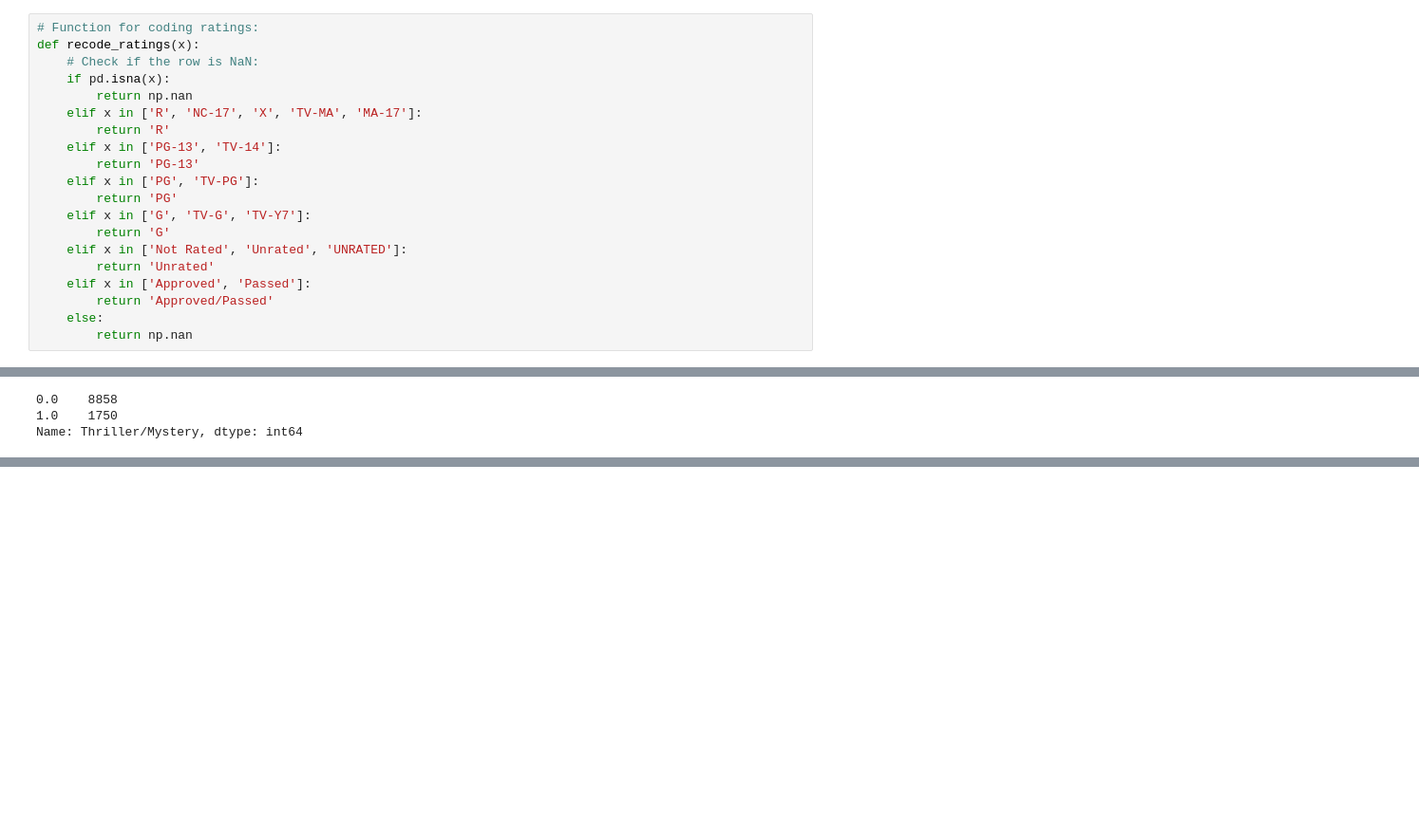
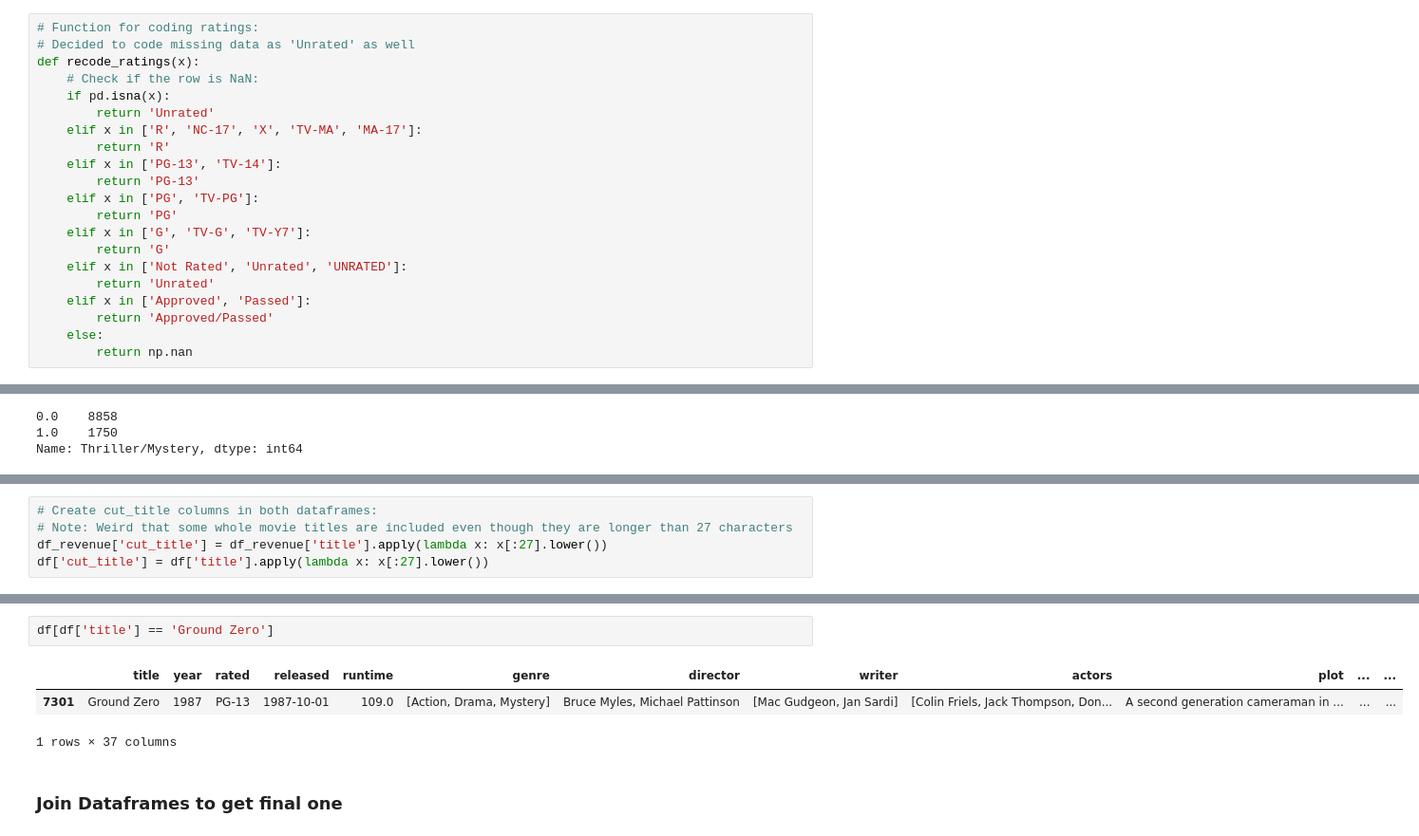
Before and after one commit to rolex-price-estimator/Gross-Movie-Revenues, a Jupyter notebook: src/model/Movie Revenue Project - Data Cleaning and Modeling 12-05-22.ipynb, the cells around one changed output, grey strips where cells are left out. Shown at 95% size. Cells and saved outputs as stored; diff of their text form; blank space fills up the shorter version.

```diff
--- a/src/model/Movie Revenue Project - Data Cleaning and Modeling 12-05-22.ipynb
+++ b/src/model/Movie Revenue Project - Data Cleaning and Modeling 12-05-22.ipynb
@@ -440,10 +441,11 @@ df['country_coded'] = pd.DataFrame(countries)
 ### Create ratings column that will then be dummy coded:
 # %%
 # Function for coding ratings:
+# Decided to code missing data as 'Unrated' as well
 def recode_ratings(x):
     # Check if the row is NaN:
     if pd.isna(x):
-        return np.nan
+        return 'Unrated'
     elif x in ['R', 'NC-17', 'X', 'TV-MA', 'MA-17']:
         return 'R'
     elif x in ['PG-13', 'TV-14']:
@@ -551,0 +711,5 @@ df
+# %%
+# Create cut_title columns in both dataframes:
+# Note: Weird that some whole movie titles are included even though they are longer than 27 characters
+df_revenue['cut_title'] = df_revenue['title'].apply(lambda x: x[:27].lower())
+df['cut_title'] = df['title'].apply(lambda x: x[:27].lower())
@@ -551,0 +723,8 @@ df
+# %%
+df[df['title'] == 'Ground Zero']
+# %% [output]
+|  | title | year | rated | released | runtime | genre | director | writer | actors | plot | ... | ... |
+| 7301 | Ground Zero | 1987 | PG-13 | 1987-10-01 | 109.0 | [Action, Drama, Mystery] | Bruce Myles, Michael Pattinson | [Mac Gudgeon, Jan Sardi] | [Colin Friels, Jack Thompson, Don... | A second generation cameraman in ... | ... | ... |
+1 rows × 37 columns
+# %% [markdown]
+### Join Dataframes to get final one
```
Also changed, not shown: parts of 45 cells of this notebook.
